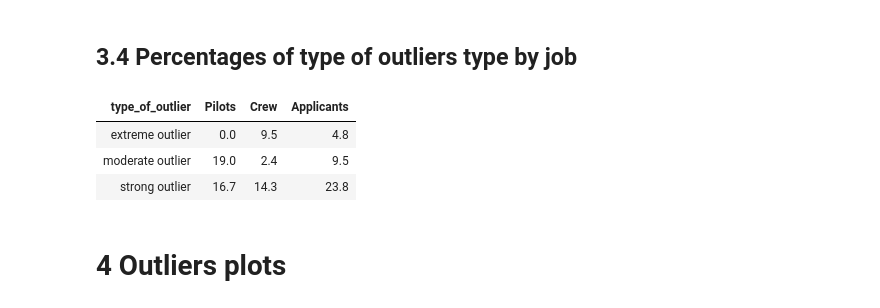
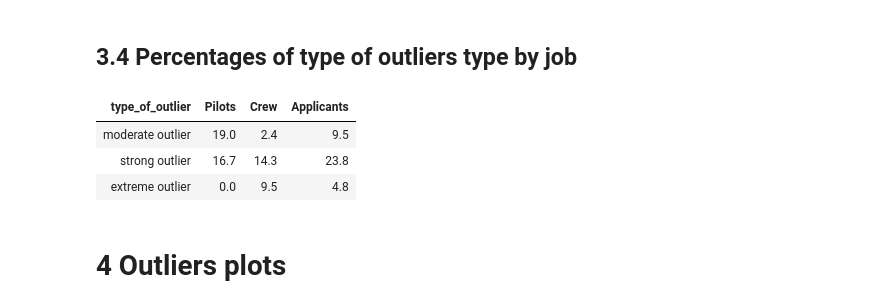
Before and after one commit to alkaest2002/mhsc, a Jupyter notebook: analysis/analysis.ipynb, the cells around one changed output. Drawn from its saved outputs; the diff is of its cells as text; code cells hidden in the pictures.

```diff
--- a/analysis/analysis.ipynb
+++ b/analysis/analysis.ipynb
@@ -226,11 +226,9 @@ def get_isofs(df):
 ### 2.3.1 Missingness Guard
 # %%
 def missing_items_guard(df):
-    # check whether there are any missing items
-    # -1 there are missing items
-    # 1 no missing items
-    df["outlier_missing"] =\
-        df.filter(regex="mhsc").apply(lambda x: np.where(x.isnull().any(), -1, 1), axis=1)
+    # -1: there are missing items
+    # 1: no missing items
+    df["outlier_missing"] = df.filter(regex="mhsc").isna().sum(axis=1).clip(0,1).replace([0, 1],[1, -1])
     return df
 # %% [markdown]
 ### 2.3.2 Sentinel Items Guard
@@ -258,11 +248,10 @@ def sentinel_items_guard(df):
 ### 2.3.3 Rarity Guard
 # %%
 def rarity_of_sequence_guard(df, rare_sequences):
-    # -1 items sequence is unique/rare
-    # 1 items sequence is not unique/rare
-    df["outlier_uniqueness"] = (
+    # -1: items sequence is unique/rare
+    # 1: items sequence is not unique/rare
+    df["outlier_uniqueness"] =\
         np.where(df.filter(regex="mhsc_01|mhsc_03").astype(str).sum(axis=1).isin(rare_sequences), -1, 1)
-    )
     return df
 # %% [markdown]
 ### 2.3.4 Isolation Forests Guards
@@ -291,20 +280,15 @@ def isofs_guard(df, isof_items, isof_parts):
 ### 2.3.5 Outlierness score
 # %%
 def compute_outlierness_score(df):
-    # 0 = no outlier
-    # .2 = moderate outlier
-    # .4 = strong outlier
-    # .6 = strong outlier
-    # .8 = extreme outlier
-    # 1 = extreme outlier
-    def compute_strength(x):
-        score = 0
-        # positive sentinel items deserve high attention
-        if x["outlier_sentinel"] == -1: score = .08
-        # choose the highest computed value for strength score
-        score = np.max([((x == -1).sum() / x.shape[0]), score])
-        return score
-    df["outlierness_score"] = df.filter(regex="outlier").apply(compute_strength, axis=1)
+    # compute mean score of outlierness scores without sentinel items outlierness score
+    mean_outlierness_scores = df.filter(regex="outlier(?!_sentinel|ness_score)").replace(1,0).abs().mean(axis=1)
+    # positive outlier_sentinel deserves higher attention
+    positive_sentinel_items_reinforce = df["outlier_sentinel"].clip(-1,0).abs() * .8
+    # update outlierness_score
+    df["outlierness_score"] = pd.concat([
+        mean_outlierness_scores, positive_sentinel_items_reinforce
+    ], axis=1).max(axis=1)
+    # return df
     return df
 # %% [markdown]
 ##  2.4 Apply pipeline to detect outliers
@@ -440,36 +424,38 @@ type_of_outliers =  outlier_scores\
 # %%
 outliers_columns = [f"outlier_{o}" for o in ["sentinel","uniqueness","isof_items", "isof_parts"]]
 
 outlier_scores_by_job = (df.pivot_table(
     index=outliers_columns, columns="bio_job", values="bio_gender", fill_value=0, aggfunc=np.size, observed=False)
      .reset_index(drop=False)
 )
 
 (
     (outlier_scores_by_job[outlier_scores_by_job[outliers_columns]
         .sort_values(by=outliers_columns)
         .sum(axis=1) < 4]
         .assign(type_of_outlier=
                 lambda x: x.clip(-1,0).sum(axis=1).astype(str).apply(lambda y:OUTLIER_TYPE[y])
         )
         .iloc[:, 4:]
         .groupby("type_of_outlier")
             .sum() / count_of_outliers
     )
+     .reindex(["moderate outlier", "strong outlier", "extreme outlier" ])
      .reset_index(drop=False)
      .rename(columns=
         {"index":"Type of Outlier", "Pilot":"Pilots","Pilot Applicant":"Applicants","Cabin Crew":"Crew"})
     .loc[:,["type_of_outlier","Pilots","Crew","Applicants"]]
     .style
         .hide()
         .background_gradient(cmap="GnBu", axis=1)
         .format(lambda x: round(x*100, 1), subset=["Pilots","Applicants","Crew"])
+        .set_properties(**{'width': '120px'})
 )
 # %% [output]
 | type_of_outlier | Pilots | Crew | Applicants |
-| extreme outlier | 0.0 | 9.5 | 4.8 |
 | moderate outlier | 19.0 | 2.4 | 9.5 |
 | strong outlier | 16.7 | 14.3 | 23.8 |
+| extreme outlier | 0.0 | 9.5 | 4.8 |
 # %% [markdown]
 # 4 Outliers plots
 # %% [markdown]
```
Also changed, not shown: parts of 1 cell of this notebook, 8 other files.
